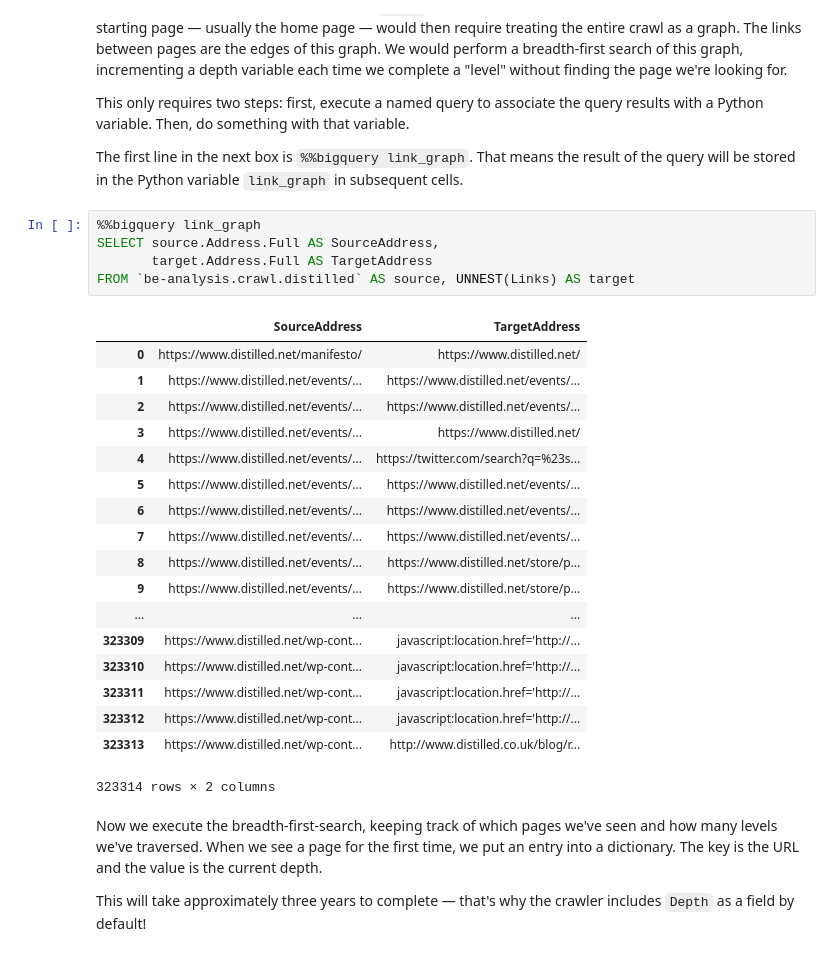
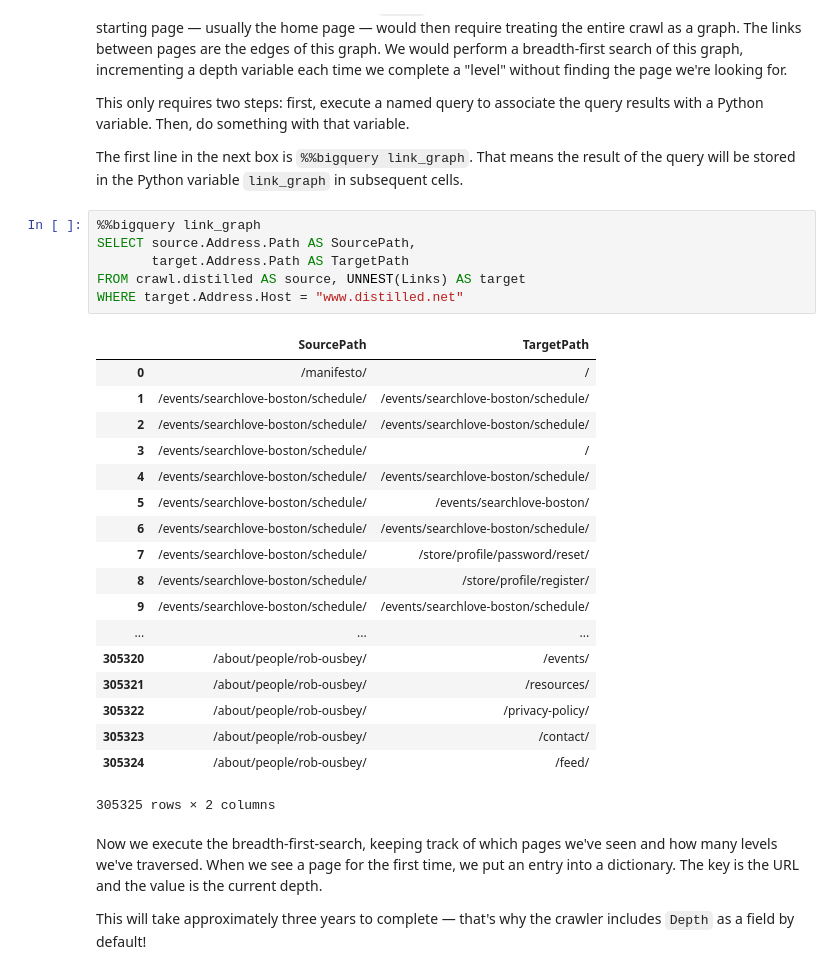
Before and after one commit to benjaminestes/crawl, a Jupyter notebook: sql/Analysis with crawl.ipynb, the cells around one changed output. Cells and saved outputs as stored; diff of their text form.

```diff
--- a/sql/Analysis with crawl.ipynb
+++ b/sql/Analysis with crawl.ipynb
@@ -76,28 +167,29 @@ This only requires two steps: first, execute a named query to associate the quer
 The first line in the next box is `%%bigquery link_graph`. That means the result of the query will be stored in the Python variable `link_graph` in subsequent cells.
 # %%
 %%bigquery link_graph
-SELECT source.Address.Full AS SourceAddress,
-       target.Address.Full AS TargetAddress
-FROM `be-analysis.crawl.distilled` AS source, UNNEST(Links) AS target
+SELECT source.Address.Path AS SourcePath,
+       target.Address.Path AS TargetPath
+FROM crawl.distilled AS source, UNNEST(Links) AS target
+WHERE target.Address.Host = "www.distilled.net"
 # %% [output]
-|  | SourceAddress | TargetAddress |
-| 0 | https://www.distilled.net/manifesto/ | https://www.distilled.net/ |
-| 1 | https://www.distilled.net/events/... | https://www.distilled.net/events/... |
-| 2 | https://www.distilled.net/events/... | https://www.distilled.net/events/... |
-| 3 | https://www.distilled.net/events/... | https://www.distilled.net/ |
-| 4 | https://www.distilled.net/events/... | https://twitter.com/search?q=%23s... |
-| 5 | https://www.distilled.net/events/... | https://www.distilled.net/events/... |
-| 6 | https://www.distilled.net/events/... | https://www.distilled.net/events/... |
-| 7 | https://www.distilled.net/events/... | https://www.distilled.net/events/... |
-| 8 | https://www.distilled.net/events/... | https://www.distilled.net/store/p... |
-| 9 | https://www.distilled.net/events/... | https://www.distilled.net/store/p... |
+|  | SourcePath | TargetPath |
+| 0 | /manifesto/ | / |
+| 1 | /events/searchlove-boston/schedule/ | /events/searchlove-boston/schedule/ |
+| 2 | /events/searchlove-boston/schedule/ | /events/searchlove-boston/schedule/ |
+| 3 | /events/searchlove-boston/schedule/ | / |
+| 4 | /events/searchlove-boston/schedule/ | /events/searchlove-boston/schedule/ |
+| 5 | /events/searchlove-boston/schedule/ | /events/searchlove-boston/ |
+| 6 | /events/searchlove-boston/schedule/ | /events/searchlove-boston/schedule/ |
+| 7 | /events/searchlove-boston/schedule/ | /store/profile/password/reset/ |
+| 8 | /events/searchlove-boston/schedule/ | /store/profile/register/ |
+| 9 | /events/searchlove-boston/schedule/ | /events/searchlove-boston/schedule/ |
 | ... | ... | ... |
-| 323309 | https://www.distilled.net/wp-cont... | javascript:location.href='http://... |
-| 323310 | https://www.distilled.net/wp-cont... | javascript:location.href='http://... |
-| 323311 | https://www.distilled.net/wp-cont... | javascript:location.href='http://... |
-| 323312 | https://www.distilled.net/wp-cont... | javascript:location.href='http://... |
-| 323313 | https://www.distilled.net/wp-cont... | http://www.distilled.co.uk/blog/r... |
+| 305320 | /about/people/rob-ousbey/ | /events/ |
+| 305321 | /about/people/rob-ousbey/ | /resources/ |
+| 305322 | /about/people/rob-ousbey/ | /privacy-policy/ |
+| 305323 | /about/people/rob-ousbey/ | /contact/ |
+| 305324 | /about/people/rob-ousbey/ | /feed/ |
-323314 rows × 2 columns
+305325 rows × 2 columns
 # %% [markdown]
 Now we execute the breadth-first-search, keeping track of which pages we've seen and how many levels we've traversed. When we see a page for the first time, we put an entry into a dictionary. The key is the URL and the value is the current depth.
 
```
Also changed, not shown: parts of 20 cells of this notebook.
